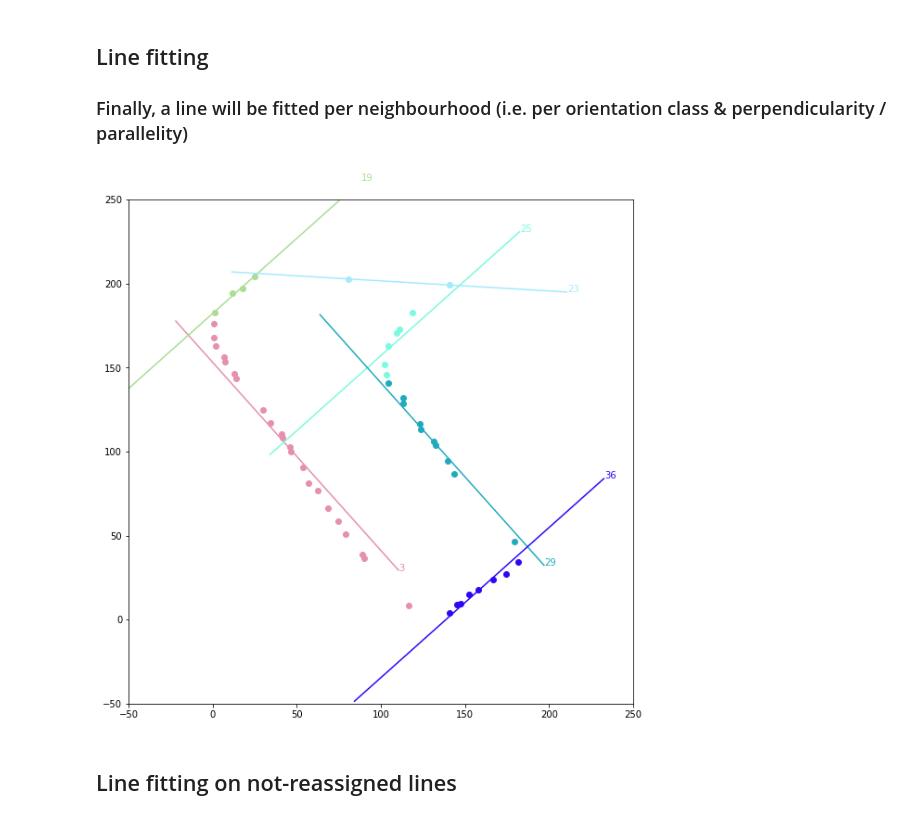
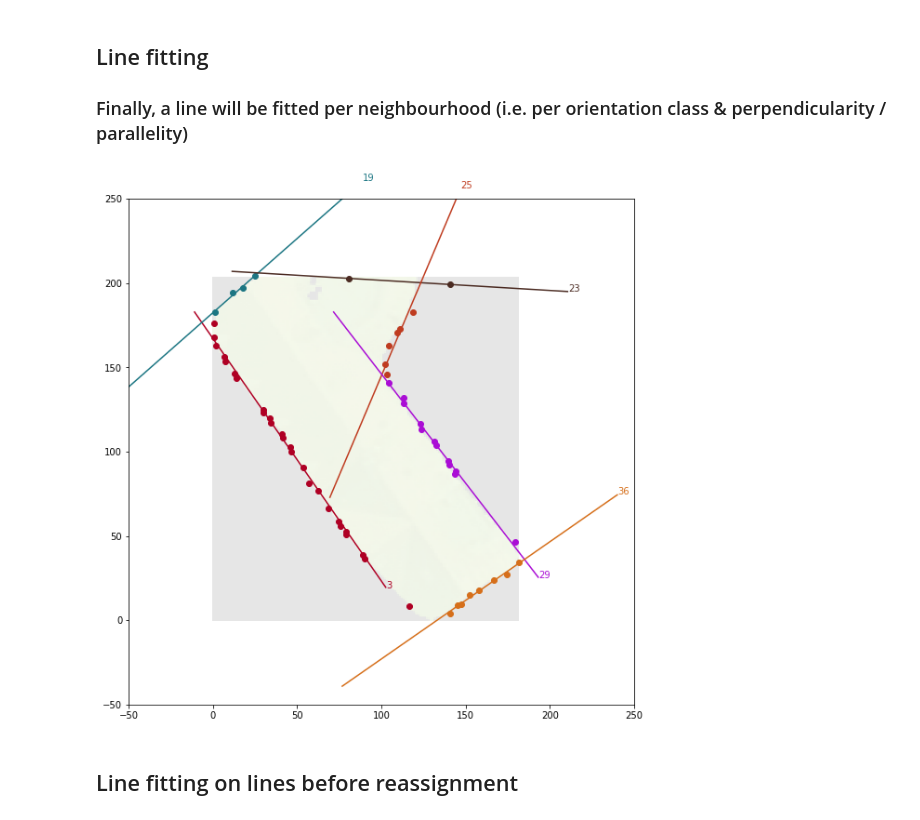
Before and after one commit to mnboos/osm-instance-segmentation, a Jupyter notebook: Regularization.ipynb, the cells around one changed output. Cells and saved outputs as stored; diff of their text form; code cells hidden in the pictures.

Commit message:
notebook extended with fitted image

```diff
--- a/Regularization.ipynb
+++ b/Regularization.ipynb
@@ -9,0 +12,18 @@ from matplotlib.pyplot import text
+# %%
+# Tolerance for initial douglas-peucker run
+approximization_tolerance = 0.01
+
+# Lines below this length will be discarded
+line_length_threshold = 5
+
+# Angles with a difference up to this value will be considered parallel
+angle_parallelity_threshold = 20
+
+# Lines located at a distance up to this value will be considered neighbours
+neighbour_distance_threshold = 10
+
+# Neighbour reassignment: A sliding window will be moved around the contour to detect wrong assignments
+# Nr. of segments per window
+window_size = 5
+# If the probability of a segment to its class is below this threshold, it will be reassigned to the most probable class
+reassignment_threshold = 0.25
@@ -22,7 +45,7 @@ plt.show()
 from core.utils import MarchingSquares
 
 m = MarchingSquares.from_file(p)
-points = m.find_contour(approximization_tolerance=0.01)
+points = m.find_contour(approximization_tolerance=approximization_tolerance)
 main_orientation = m.main_orientation(angle_in_degrees=True)
 
 x = np.asarray(list(map(lambda p: p[0], points)))
@@ -67,7 +89,10 @@ from core.utils import group_by_orientation
 
 fig, ax = plt.subplots(figsize=(10,10))
 ax.set(aspect='equal')
-grouped_lines = group_by_orientation(lines.copy())
+x = np.asarray(list(map(lambda p: p[0], points)))
+y = np.asarray(list(map(lambda p: p[1], points)))
+ax.scatter(x, y, alpha=0.1, edgecolors='none')
+grouped_lines = group_by_orientation(lines.copy(), angle_parallelity_threshold=angle_parallelity_threshold)
 for angle in grouped_lines:
     group = grouped_lines[angle]
     for ori in group:
@@ -114,14 +140,15 @@ import copy
 from itertools import groupby
 
 updated_lines = copy.deepcopy(lines)
-groups = group_by_orientation(updated_lines)
-group_neighbours(groups)
-update_neighbourhoods(updated_lines, window_size=5, reassignment_threshold=0.25)
+groups = group_by_orientation(updated_lines, angle_parallelity_threshold=angle_parallelity_threshold)
+group_neighbours(groups, neighbour_distance_threshold=15)
+update_neighbourhoods(updated_lines, window_size=window_size, reassignment_threshold=reassignment_threshold)
 
 fig, ax = plt.subplots(figsize=(10,10))
 ax.set(aspect='equal')
 ax.set_xlim(-25, 225)
 ax.set_ylim(-25, 225)
+ax.scatter(x, y, alpha=0.1, edgecolors='none')
 grouped = groupby(updated_lines, key=lambda l: l.neighbourhood)
 for k, g in grouped:
     line_group = list(g)
@@ -151,44 +178,46 @@ def make_fit_func(angle: float):
 
 fig, ax = plt.subplots(figsize=(10,10))
 ax.set(aspect='equal')
+ax.imshow(image, alpha=0.1)
+ax.scatter(x, y, alpha=0.1, edgecolors='none')
 fitted_lines = []
 grouped_orientation = groupby(updated_lines, key=lambda l: l.neighbourhood)
 for k, g in grouped_orientation:
     subgroup = list(g)
     seg = []
     nr = min(map(lambda l: l.nr, subgroup))
     for l in subgroup:
         seg.extend(l.coords)
     line_angle = (subgroup[0].orientation if not subgroup[0].orthogonal else angle - 90) % 180
     [vx, vy, x, y] = np.round(cv2.fitLine(points=np.asarray(seg), distType=cv2.DIST_L2, param=0, reps=0.01, aeps=0.01),2)
     dist = 100  # geometry.Point(seg[0]).distance(geometry.Point(seg[-1]))*2
     x1 = float(x - dist * vx)
     x2 = float(x + dist * vx)
     y1 = float(y - dist * vy)
     y2 = float(y + dist * vy)
     fitted_line = [(x1, y1), (x2, y2)]
-    angle_delta = line_angle-get_angle(fitted_line)
-    ls = rotate(geometry.LineString(fitted_line), angle_delta)
+    angle_delta = 0  # get_angle(fitted_line)-line_angle
+    # ls = rotate(geometry.LineString(fitted_line), angle_delta)
+    ls = geometry.LineString(fitted_line)
 
     color = np.random.rand(3,)
     xs = ls.coords.xy[0]
     ys = ls.coords.xy[1]
     x = np.asarray(list(map(lambda p: p[0], seg)))
     y = np.asarray(list(map(lambda p: p[1], seg)))
     fitted_line_new = [(xs[0], ys[0]), (xs[1], ys[1])]
     fitted_lines.append(Line(nr=nr, p1=fitted_line_new[0], p2=fitted_line_new[1]))
     lc = mc.LineCollection([fitted_line_new], colors=color)
     plt.scatter(x, y, color=color)
     ax.add_collection(lc)
     ax.set_xlim(-50, 250)
     ax.set_ylim(-50, 250)
     text(fitted_line_new[1][0], fitted_line_new[1][1], str(nr), color=color)
-
 fitted_lines = sorted(fitted_lines, key=lambda l: l.nr)
 # %% [output]
-[figure, old version]
+[figure, new version]
 # %% [markdown]
-## Line fitting on not-reassigned lines
+## Line fitting on lines before reassignment
 # %%
 from scipy.optimize import curve_fit
 import cv2
```
Also changed, not shown: parts of 9 cells of this notebook, 2 other files.
